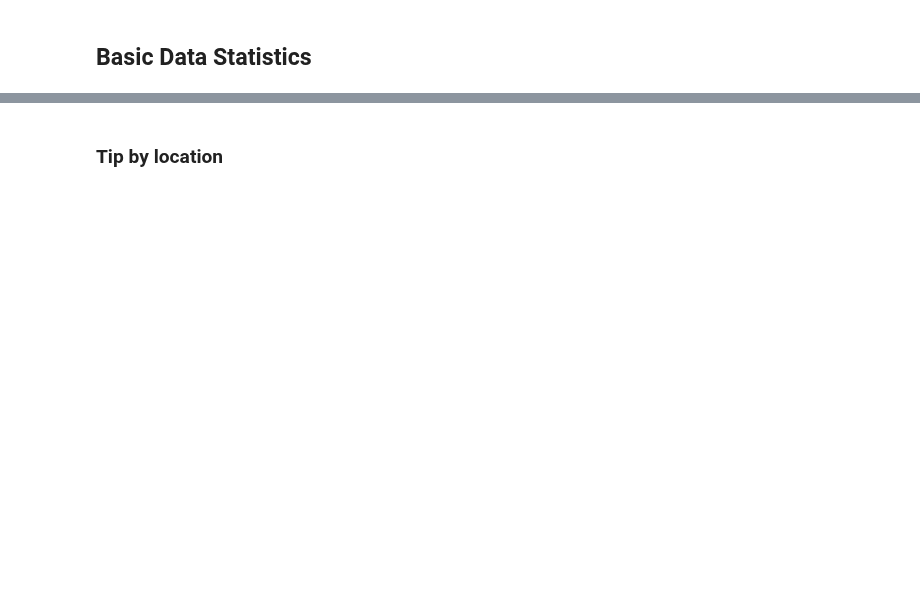
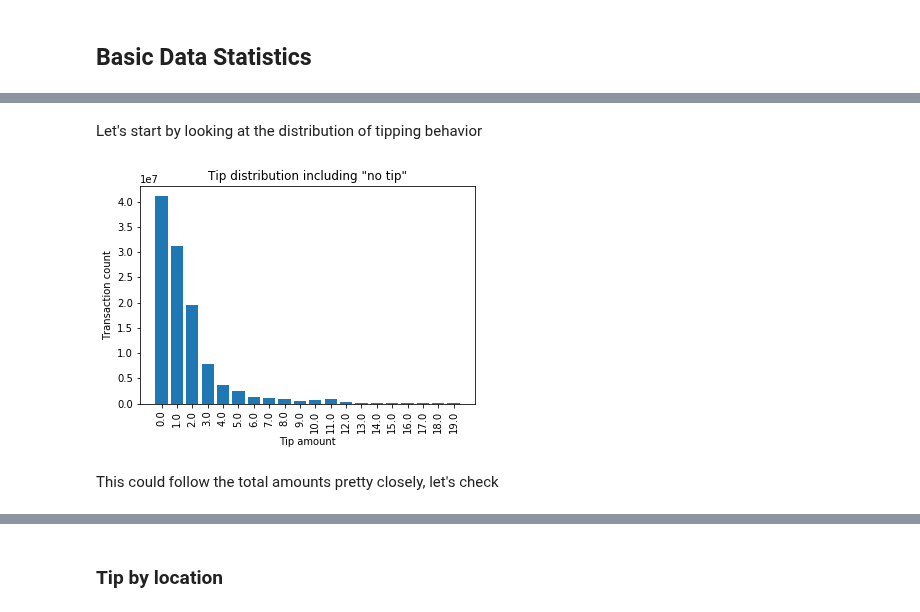
Before and after one commit to justinwhatley/interpretability_experiment, a Jupyter notebook: data_exploration.ipynb, the cells around one changed output, grey strips where cells are left out. Cells and saved outputs as stored; diff of their text form; code cells hidden in the pictures; blank space fills up the shorter version.

```diff
--- a/data_exploration.ipynb
+++ b/data_exploration.ipynb
@@ -118,0 +66,18 @@ max    9.070710e+05
+# %% [markdown]
+Let's start by looking at the distribution of tipping behavior
+# %%
+import dask.array as da
+h, bins = da.histogram(ddf['tip_amount'], bins=20, range=[0, 20])
+hist_values = h.compute()
+# %%
+bins = [round(x, 2) for x in bins]
+plt.bar(range(0,20), hist_values)
+plt.xticks(range(0,20), bins, rotation='vertical')
+plt.ylabel('Transaction count')
+plt.xlabel('Tip amount')
+plt.title('Tip distribution including "no tip"')
+plt.show()
+# %% [output]
+[figure, added]
+# %% [markdown]
+This could follow the total amounts pretty closely, let's check
```
Also changed, not shown: parts of 22 cells of this notebook.
